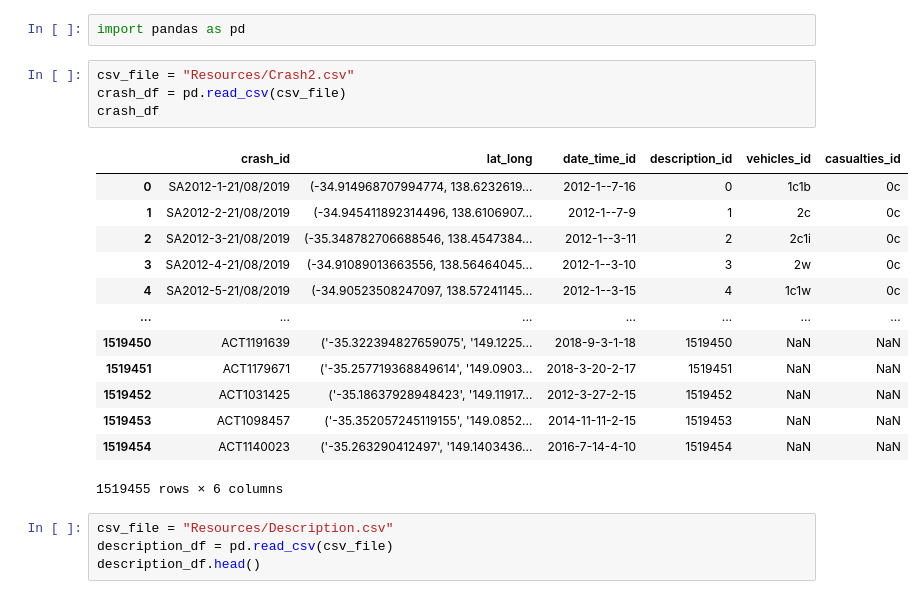
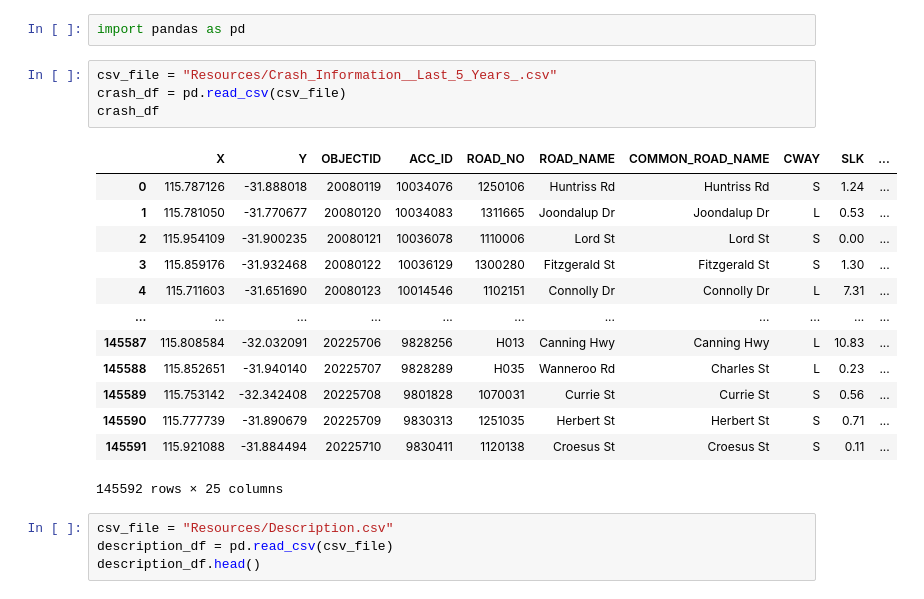
Before and after one commit to nima-karimii/wa-crash-dashboard, a Jupyter notebook: crash-data.ipynb, the cells around one changed output. Drawn from its saved outputs; the diff is of its cells as text.

Commit message:
Cleaning crash data

```diff
--- a/crash-data.ipynb
+++ b/crash-data.ipynb
@@ -1,23 +1,23 @@
 # %%
 import pandas as pd
 # %%
-csv_file = "Resources/Crash2.csv"
+csv_file = "Resources/Crash_Information__Last_5_Years_.csv"
 crash_df = pd.read_csv(csv_file)
 crash_df
 # %% [output]
-|  | crash_id | lat_long | date_time_id | description_id | vehicles_id | casualties_id |
-| 0 | SA2012-1-21/08/2019 | (-34.914968707994774, 138.6232619... | 2012-1--7-16 | 0 | 1c1b | 0c |
-| 1 | SA2012-2-21/08/2019 | (-34.945411892314496, 138.6106907... | 2012-1--7-9 | 1 | 2c | 0c |
-| 2 | SA2012-3-21/08/2019 | (-35.348782706688546, 138.4547384... | 2012-1--3-11 | 2 | 2c1i | 0c |
-| 3 | SA2012-4-21/08/2019 | (-34.91089013663556, 138.56464045... | 2012-1--3-10 | 3 | 2w | 0c |
-| 4 | SA2012-5-21/08/2019 | (-34.90523508247097, 138.57241145... | 2012-1--3-15 | 4 | 1c1w | 0c |
-| ... | ... | ... | ... | ... | ... | ... |
-| 1519450 | ACT1191639 | ('-35.322394827659075', '149.1225... | 2018-9-3-1-18 | 1519450 | NaN | NaN |
-| 1519451 | ACT1179671 | ('-35.257719368849614', '149.0903... | 2018-3-20-2-17 | 1519451 | NaN | NaN |
-| 1519452 | ACT1031425 | ('-35.18637928948423', '149.11917... | 2012-3-27-2-15 | 1519452 | NaN | NaN |
-| 1519453 | ACT1098457 | ('-35.352057245119155', '149.0852... | 2014-11-11-2-15 | 1519453 | NaN | NaN |
-| 1519454 | ACT1140023 | ('-35.263290412497', '149.1403436... | 2016-7-14-4-10 | 1519454 | NaN | NaN |
+|  | X | Y | OBJECTID | ACC_ID | ROAD_NO | ROAD_NAME | COMMON_ROAD_NAME | CWAY | SLK | ... |
+| 0 | 115.787126 | -31.888018 | 20080119 | 10034076 | 1250106 | Huntriss Rd | Huntriss Rd | S | 1.24 | ... |
+| 1 | 115.781050 | -31.770677 | 20080120 | 10034083 | 1311665 | Joondalup Dr | Joondalup Dr | L | 0.53 | ... |
+| 2 | 115.954109 | -31.900235 | 20080121 | 10036078 | 1110006 | Lord St | Lord St | S | 0.00 | ... |
+| 3 | 115.859176 | -31.932468 | 20080122 | 10036129 | 1300280 | Fitzgerald St | Fitzgerald St | S | 1.30 | ... |
+| 4 | 115.711603 | -31.651690 | 20080123 | 10014546 | 1102151 | Connolly Dr | Connolly Dr | L | 7.31 | ... |
+| ... | ... | ... | ... | ... | ... | ... | ... | ... | ... | ... |
+| 145587 | 115.808584 | -32.032091 | 20225706 | 9828256 | H013 | Canning Hwy | Canning Hwy | L | 10.83 | ... |
+| 145588 | 115.852651 | -31.940140 | 20225707 | 9828289 | H035 | Wanneroo Rd | Charles St | L | 0.23 | ... |
+| 145589 | 115.753142 | -32.342408 | 20225708 | 9801828 | 1070031 | Currie St | Currie St | S | 0.56 | ... |
+| 145590 | 115.777739 | -31.890679 | 20225709 | 9830313 | 1251035 | Herbert St | Herbert St | S | 0.71 | ... |
+| 145591 | 115.921088 | -31.884494 | 20225710 | 9830411 | 1120138 | Croesus St | Croesus St | S | 0.11 | ... |
-1519455 rows × 6 columns
+145592 rows × 25 columns
 # %%
 csv_file = "Resources/Description.csv"
 description_df = pd.read_csv(csv_file)
```
Also changed, not shown: 1 other file.
